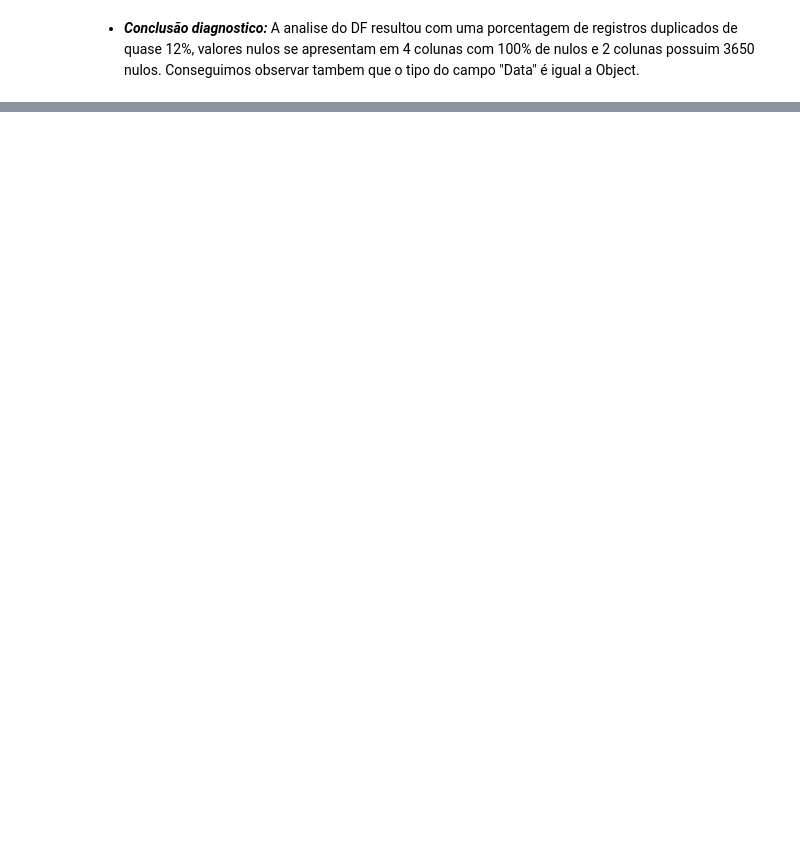
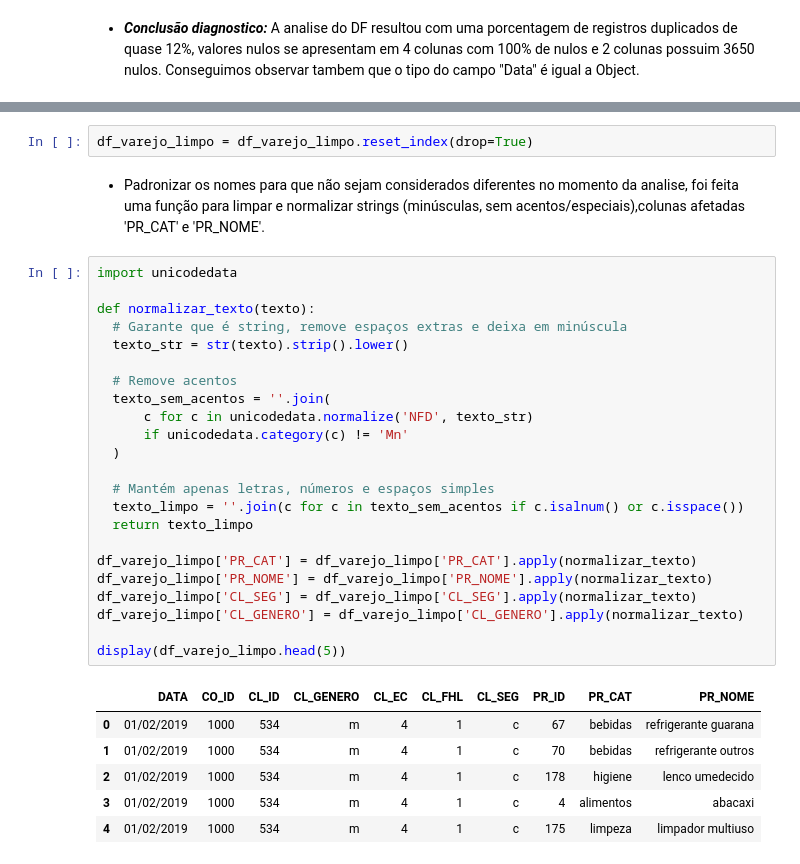
Before and after one commit to mmarkowsky/Miniprojeto_MaximilianoMarkowsky_T8, a Jupyter notebook: Modulo_1_Mini_Projeto_Avaliativo.ipynb, the cells around one changed output, grey strips where cells are left out. Saved outputs shown, nothing was run; the diff lists cells and outputs as text; blank space fills up the shorter version.

```diff
--- a/Modulo_1_Mini_Projeto_Avaliativo.ipynb
+++ b/Modulo_1_Mini_Projeto_Avaliativo.ipynb
@@ -272,0 +337,34 @@ Conseguimos observar tambem que o tipo do campo "Data" é igual a Object.
+# %%
+df_varejo_limpo = df_varejo_limpo.reset_index(drop=True)
+# %% [markdown]
+* Padronizar os nomes para que não sejam considerados diferentes no momento da analise, foi feita uma função para limpar e normalizar strings (minúsculas, sem acentos/especiais),colunas afetadas 'PR_CAT'	e 'PR_NOME'.
+# %%
+import unicodedata
+
+def normalizar_texto(texto):
+  # Garante que é string, remove espaços extras e deixa em minúscula
+  texto_str = str(texto).strip().lower()
+
+  # Remove acentos
+  texto_sem_acentos = ''.join(
+      c for c in unicodedata.normalize('NFD', texto_str)
+      if unicodedata.category(c) != 'Mn'
+  )
+
+  # Mantém apenas letras, números e espaços simples
+  texto_limpo = ''.join(c for c in texto_sem_acentos if c.isalnum() or c.isspace())
+  return texto_limpo
+
+df_varejo_limpo['PR_CAT'] = df_varejo_limpo['PR_CAT'].apply(normalizar_texto)
+df_varejo_limpo['PR_NOME'] = df_varejo_limpo['PR_NOME'].apply(normalizar_texto)
+df_varejo_limpo['CL_SEG'] = df_varejo_limpo['CL_SEG'].apply(normalizar_texto)
+df_varejo_limpo['CL_GENERO'] = df_varejo_limpo['CL_GENERO'].apply(normalizar_texto)
+
+display(df_varejo_limpo.head(5))
+# %% [output]
+|  | DATA | CO_ID | CL_ID | CL_GENERO | CL_EC | CL_FHL | CL_SEG | PR_ID | PR_CAT | PR_NOME |
+| 0 | 01/02/2019 | 1000 | 534 | m | 4 | 1 | c | 67 | bebidas | refrigerante guarana |
+| 1 | 01/02/2019 | 1000 | 534 | m | 4 | 1 | c | 70 | bebidas | refrigerante outros |
+| 2 | 01/02/2019 | 1000 | 534 | m | 4 | 1 | c | 178 | higiene | lenco umedecido |
+| 3 | 01/02/2019 | 1000 | 534 | m | 4 | 1 | c | 4 | alimentos | abacaxi |
+| 4 | 01/02/2019 | 1000 | 534 | m | 4 | 1 | c | 175 | limpeza | limpador multiuso |
```
Also changed, not shown: parts of 14 cells of this notebook.
